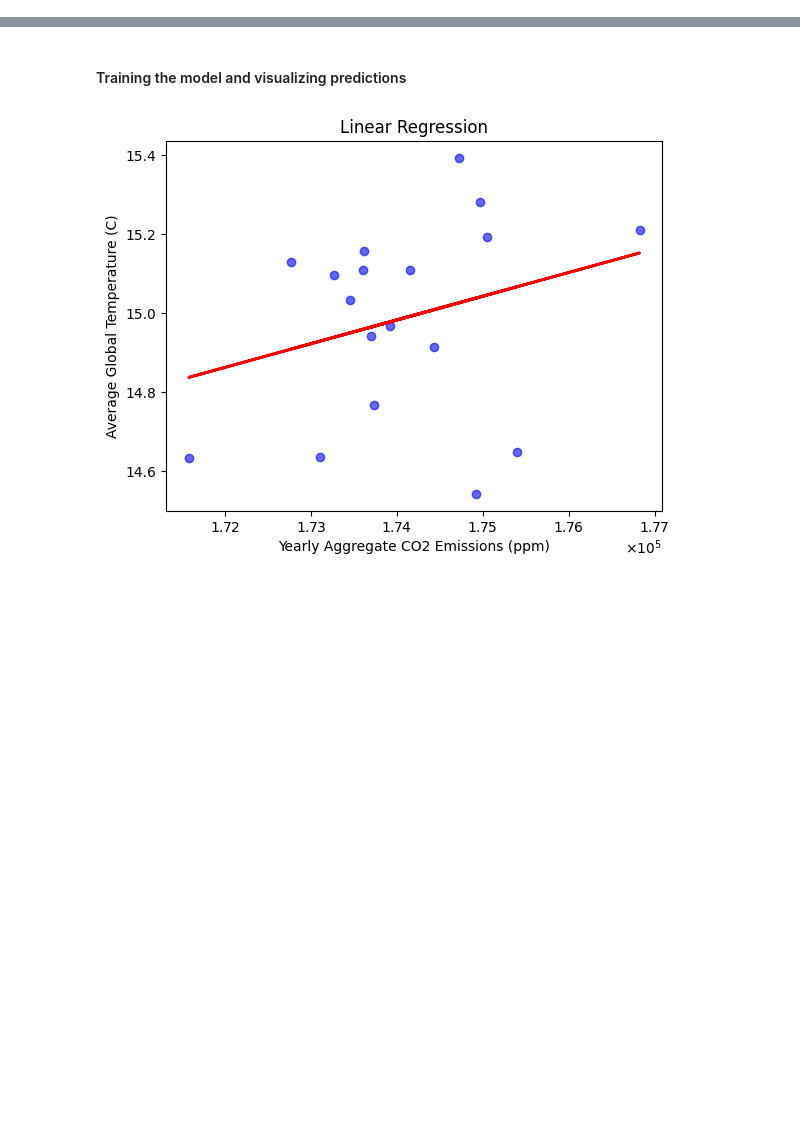
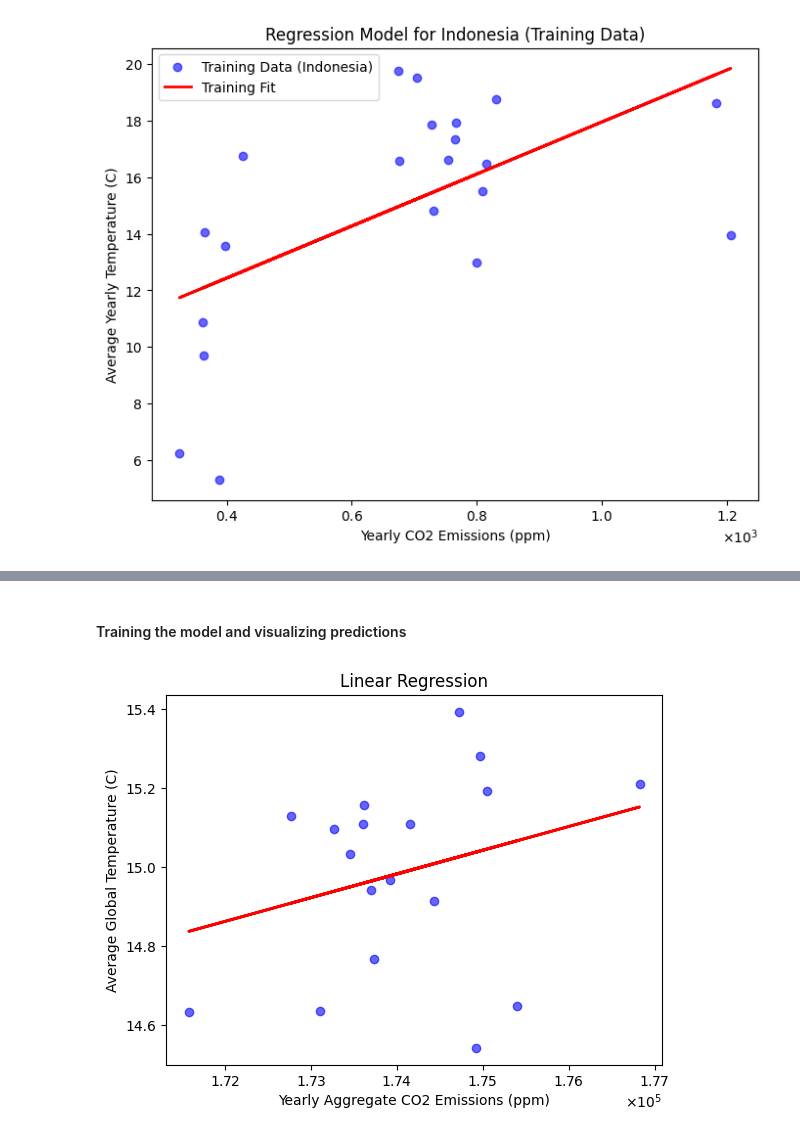
Before and after one commit to unc-ml-climate-project/ML-Climate-Project, a Jupyter notebook: models/CO2-2-model.ipynb, the cells around one changed output, grey strips where cells are left out. Saved outputs shown, nothing was run; the diff lists cells and outputs as text; code cells hidden in the pictures; blank space fills up the shorter version.

Commit message:
most recent changes for training one one country and testing on another

```diff
--- a/models/CO2-2-model.ipynb
+++ b/models/CO2-2-model.ipynb
@@ -11,0 +17,87 @@ from scipy.stats import linregress
+# %%
+def linear_coefs(X, Y):
+  """
+  Args:
+    X: N x d matrix of input features
+    Y: N x 1 matrix (column vector) of output response
+
+  Returns:
+    Beta: d x 1 matrix of linear coefficients
+  """
+  #Use Normal Equation (X^T*X)(beta) = (X^T * Y) to find linear coefficients
+  x_tf = tf.constant(X, dtype=tf.float32)
+  y_tf = tf.constant(Y, dtype=tf.float32)
+
+  #Use Normal Equation (X^T*X)(beta) = (X^T * Y) to find linear coefficients
+
+  XT_X = tf.matmul(tf.transpose(x_tf), x_tf)
+  XT_Y = tf.matmul(tf.transpose(x_tf), y_tf)
+  beta = tf.linalg.solve(XT_X, XT_Y).numpy()
+  return beta
+# %%
+train_country = "Indonesia"  # Country to train the model
+test_country = "Samoa"       # Country to test the model
+
+# TRAINING
+
+train_data = df[df['Country'] == train_country]
+test_data = df[df['Country'] == test_country]
+
+if train_data.empty or test_data.empty:
+    print(f"No data available for training ({train_country}) or testing ({test_country}).")
+else:
+
+    X_train = train_data["CO2_emissions"].values.reshape(-1, 1)
+    Y_train = train_data["Average_Temperature"].values.reshape(-1, 1)
+
+    X_test = test_data["CO2_emissions"].values.reshape(-1, 1)
+    Y_test = test_data["Average_Temperature"].values.reshape(-1, 1)
+
+    # generate linear coefficients on training data
+    X_train_with_bias = tf.concat([tf.ones((X_train.shape[0], 1)), X_train], axis=1)
+    beta_linear = linear_coefs(X_train_with_bias, Y_train)
+    Y_train_pred = tf.matmul(X_train_with_bias, beta_linear)
+
+    # compute predictions on test data
+    X_test_with_bias = tf.concat([tf.ones((X_test.shape[0], 1)), X_test], axis=1)
+    Y_test_pred = tf.matmul(X_test_with_bias, beta_linear)
+
+    # plot for training data
+    plt.figure(figsize=(8, 6))
+    plt.scatter(X_train, Y_train, label=f"Training Data ({train_country})", color="blue", alpha=0.6)
+    plt.plot(X_train, Y_train_pred, label="Training Fit", color="red", linewidth=2)
+
+    plt.ylabel("Average Yearly Temperature (C)")
+    plt.xlabel("Yearly CO2 Emissions (ppm)")
+    plt.title(f"Regression Model for {train_country} (Training Data)")
+    plt.legend()
+
+    plt.gca().xaxis.set_major_formatter(ticker.ScalarFormatter(useMathText=True))
+    plt.gca().xaxis.get_offset_text().set_fontsize(10)
+    plt.ticklabel_format(axis="x", style="scientific", scilimits=(0, 0))
+
+    plt.show()
+
+# TESTING
+
+    # Evaluate accuracy of predictions on the test data
+    mae_test = mean_absolute_error(Y_test, Y_test_pred.numpy())
+    print(f"Mean Absolute Error (in Celcius): {mae_test}")
+
+    # plot for test data
+    plt.figure(figsize=(8, 6))
+    plt.scatter(X_test, Y_test, label=f"Test Data ({test_country})", color="green", alpha=0.6)
+    plt.plot(X_test, Y_test_pred, label="Test Fit", color="orange", linewidth=2)
+
+    plt.ylabel("Average Yearly Temperature (C)")
+    plt.xlabel("Yearly CO2 Emissions (ppm)")
+    plt.title(f"Regression Model Tested on {test_country}")
+    plt.legend()
+
+    plt.gca().xaxis.set_major_formatter(ticker.ScalarFormatter(useMathText=True))
+    plt.gca().xaxis.get_offset_text().set_fontsize(10)
+    plt.ticklabel_format(axis="x", style="scientific", scilimits=(0, 0))
+
+    plt.show()
+# %% [output]
+[figure, added]
```
Also changed, not shown: parts of 7 cells of this notebook.
